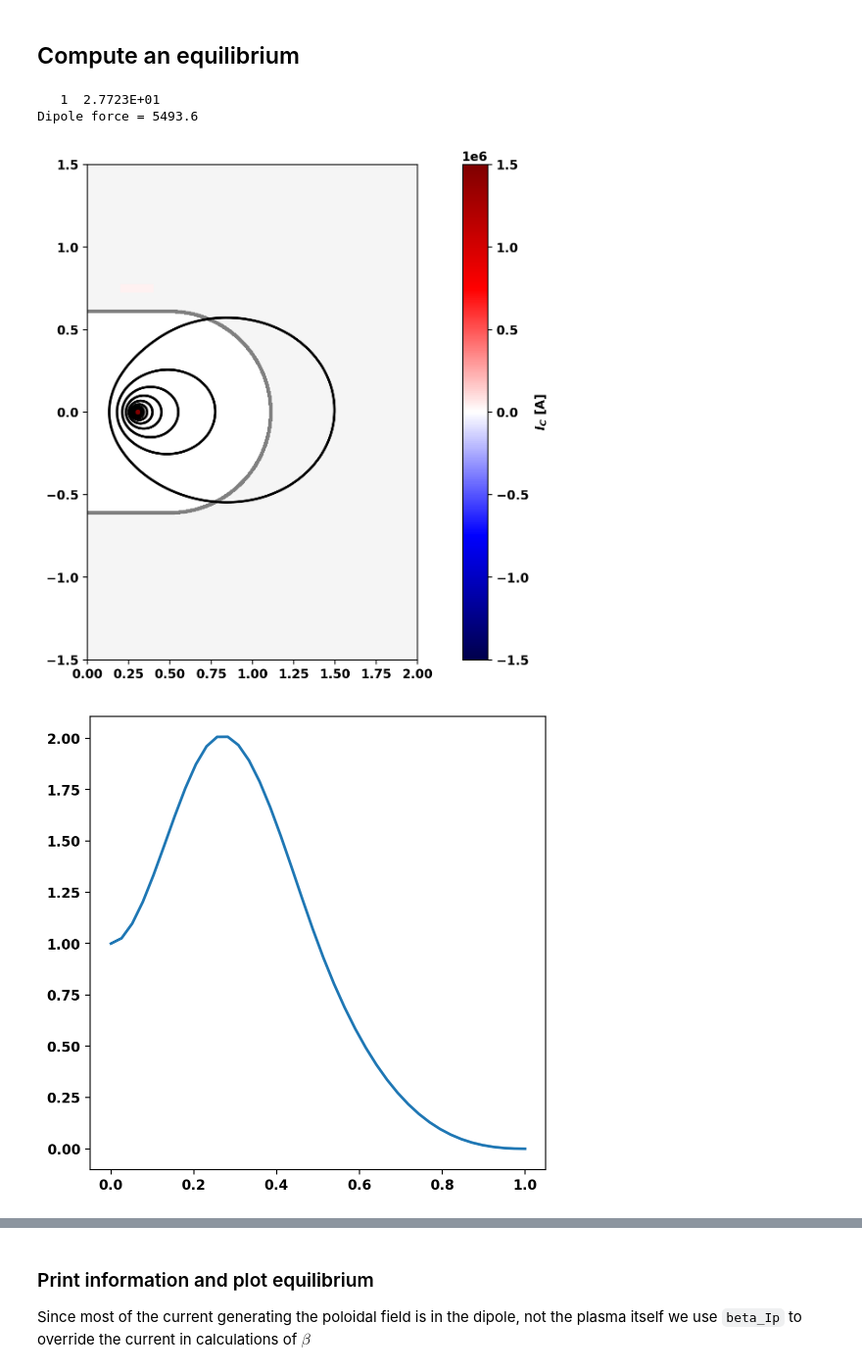
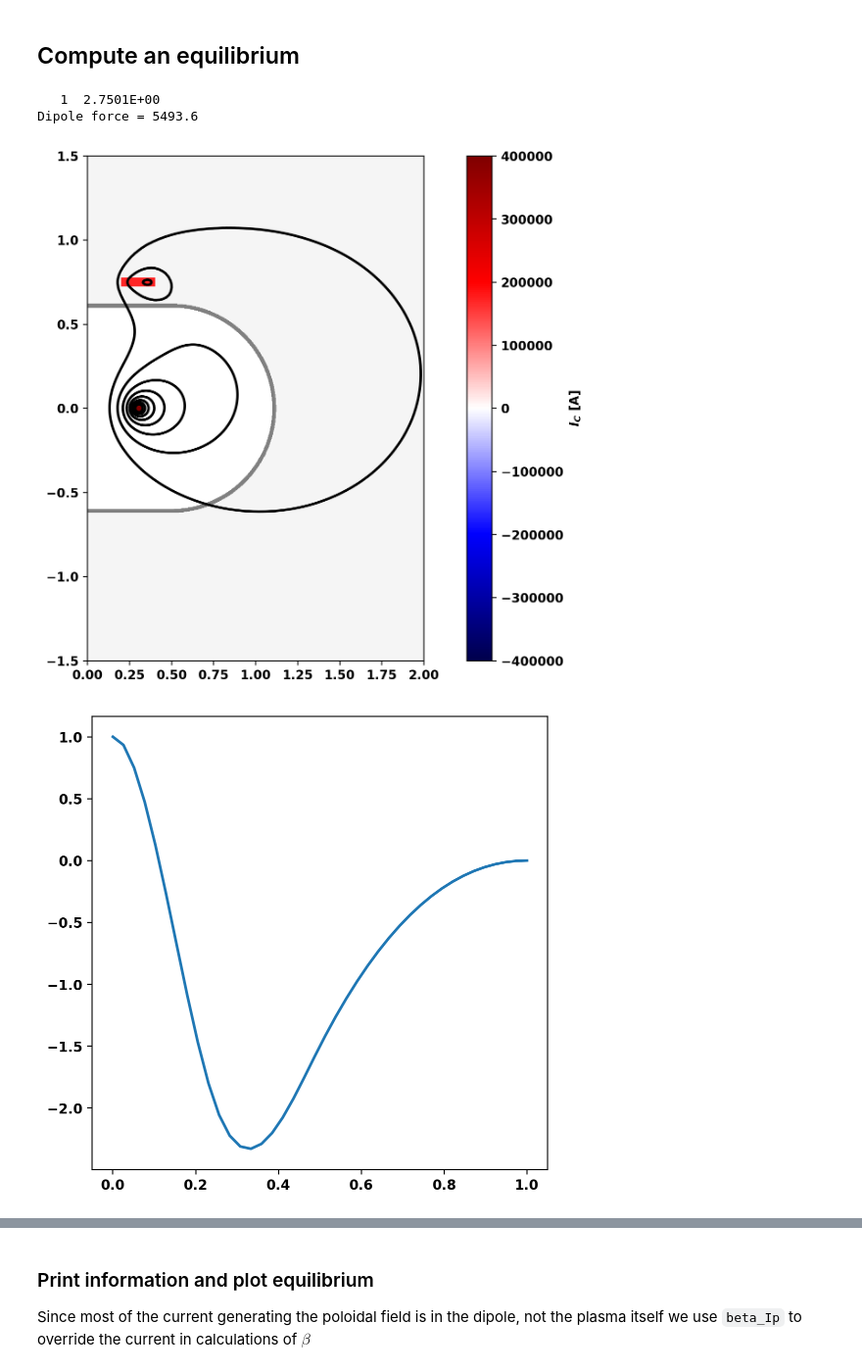
Before and after one commit to hansec/OpenFUSIONToolkit, a Jupyter notebook: src/examples/TokaMaker/Dipole/dipole_eq_ex.ipynb, the cells around one changed output, grey strips where cells are left out. Shown: that part at 98% size. Cells and saved outputs as stored; diff of their text form; code cells hidden in the pictures.

```diff
--- a/src/examples/TokaMaker/Dipole/dipole_eq_ex.ipynb
+++ b/src/examples/TokaMaker/Dipole/dipole_eq_ex.ipynb
@@ -114,7 +114,7 @@ Later on this will be used to set the coil current.
 # Compute masks and get turn count for DIPOLE coil
 pt_mask = np.zeros((mygs.r.shape[0],), dtype=np.int32)
 dipole_reg = mygs.coil_sets['DIPOLE']['sub_coils'][0]['reg_id']
-dipole_nturns = mygs.coil_sets['DIPOLE']['sub_coils'][0]['nturns']
+dipole_nturns = mygs.coil_sets['DIPOLE']['net_turns']
 pt_mask[mygs.lc[mygs.reg==dipole_reg,:]] = 1
 
 # Evaluate Br-field for levitation coil
@@ -166,26 +166,26 @@ Positive means this is unstable (it should be)!  0.0031681433086389456
 ## Compute an equilibrium
 # %%
 dipole_mass = 560.0
-coil_currents = {'DIPOLE': 1.5E4}
+coil_currents = {'DIPOLE': 4.E3}
 coil_currents['LEV'] = (dipole_mass*9.81)/(unit_coil_force*coil_currents['DIPOLE'])
 mygs.set_coil_currents(coil_currents)
 mygs.set_psi(0.0*psi_lev)
 psi_vac = mygs.vac_solve()
 fig, ax = plt.subplots(1,1,sharey=True,figsize=(8,6),constrained_layout=True)
 mygs.plot_machine(fig,ax,coil_colormap='seismic',coil_symmap=True,limiter_color=None)
 mygs.plot_psi(fig,ax,psi=psi_vac,normalized=False,plasma_nlevels=10,plasma_color='k',vacuum_levels=None,xpoint_color=None,opoint_color=None)
 #
 print('Dipole force = {0}'.format(unit_coil_force*coil_currents['DIPOLE']*coil_currents['LEV']))
 # %% [output]
-   1  2.7723E+01
+   1  2.7501E+00
 Dipole force = 5493.6
-[figure, old version]
+[figure, new version]
 # %%
-prof = create_spline_flux_fun(40,[0.0,0.25,0.5,1.0],[0.5,1.0,0.5,0.0],axis_bc=[1,0.0],edge_bc=[1,0.0])
+prof = create_spline_flux_fun(40,[0.0,0.25,0.5,1.0],[-0.5,1.0,0.75,0.0],axis_bc=[1,0.0],edge_bc=[1,0.0])
 plt.plot(prof['x'],prof['y'])
 mygs.set_profiles(pp_prof=prof)
 # %% [output]
-[figure, old version]
+[figure, new version]
 # %%
 # Initialize with some tiny current (vacuum flux is all we really want)
 mygs.set_targets(Ip=1.E-1)
```
Also changed, not shown: parts of 7 cells of this notebook, 2 other files.
